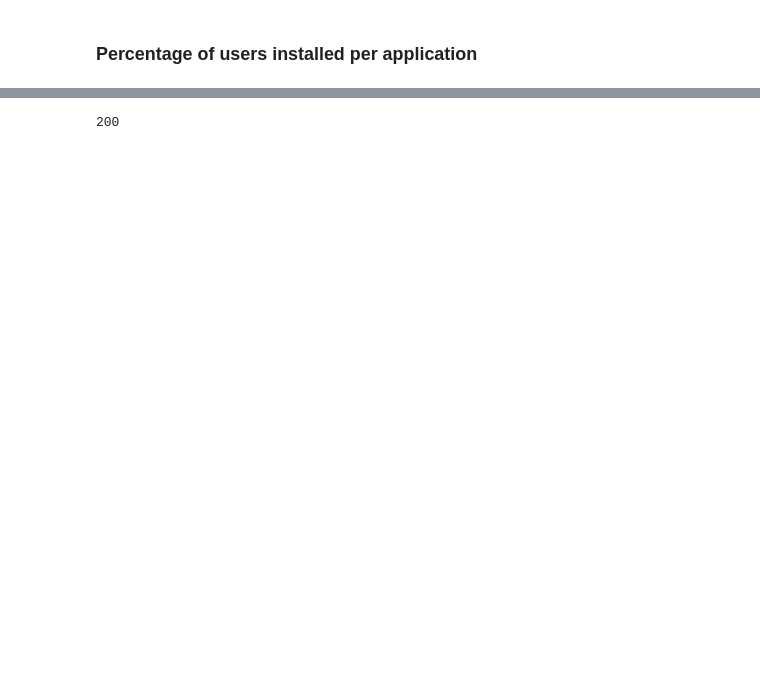
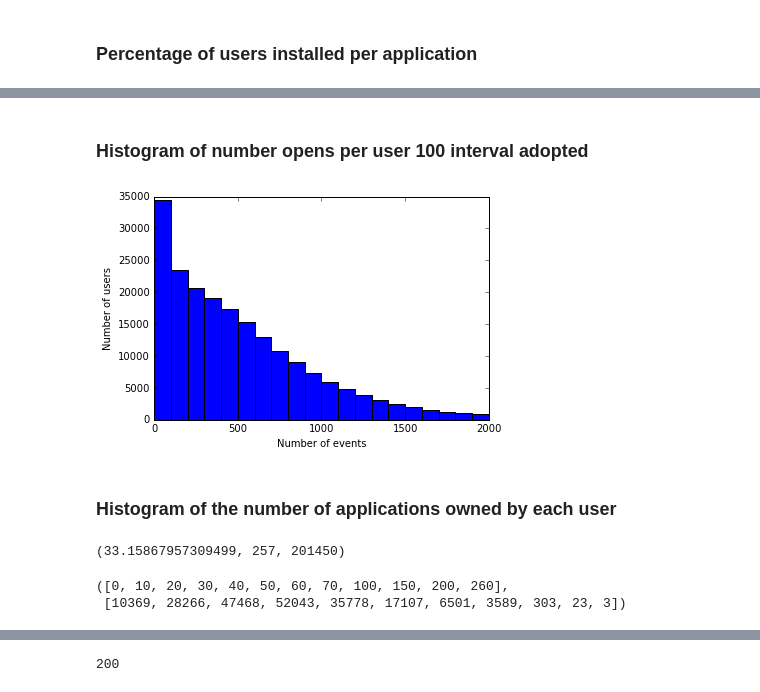
Before and after one commit to rubattino/apprecsys, a Jupyter notebook: notebooks/Dataset Statistics-Merged.ipynb, the cells around one changed output, grey strips where cells are left out. Cells and saved outputs as stored; diff of their text form; code cells hidden in the pictures; blank space fills up the shorter version.

```diff
--- a/notebooks/Dataset Statistics-Merged.ipynb
+++ b/notebooks/Dataset Statistics-Merged.ipynb
@@ -169,0 +222,34 @@ plt.show()
+# %% [markdown]
+### Histogram of number opens per user 100 interval adopted
+# %%
+import matplotlib.pyplot as plt
+import time
+import os
+%matplotlib inline
+plt.bar(histDataOpenSmall[0][:-1], histDataOpenSmall[1], width=100 )
+plt.ylabel('Number of users')
+plt.xlabel('Number of events')
+plt.axis([0,2000,0,35000])
+figure_dir = eventsPath + "/figures/"
+if not os.path.exists(figure_dir):
+    os.makedirs(figure_dir)
+plt.savefig(figure_dir + "histof_#opens_peruser_100int" + str(int(time.time())) + ".png")
+plt.show()
+# %% [output]
+[figure, added]
+# %% [markdown]
+### Histogram of the number of applications owned by each user
+# %%
+import json
+userappmap = json.load(open(eventsPath + "/userAppMap.txt"))
+userappcountrdd = sc.parallelize([len(v) for k,v in userappmap.iteritems()])
+intervalAppCount = [0,10,20,30,40,50,60,70,100,150,200,260]
+histDataAppcount = userappcountrdd.histogram(intervalAppCount)
+userappcountrdd.mean(), userappcountrdd.max(), userappcountrdd.count()
+# %% [output]
+(33.15867957309499, 257, 201450)
+# %%
+histDataAppcount
+# %% [output]
+([0, 10, 20, 30, 40, 50, 60, 70, 100, 150, 200, 260],
+ [10369, 28266, 47468, 52043, 35778, 17107, 6501, 3589, 303, 23, 3])
```
Also changed, not shown: parts of 15 cells of this notebook.
